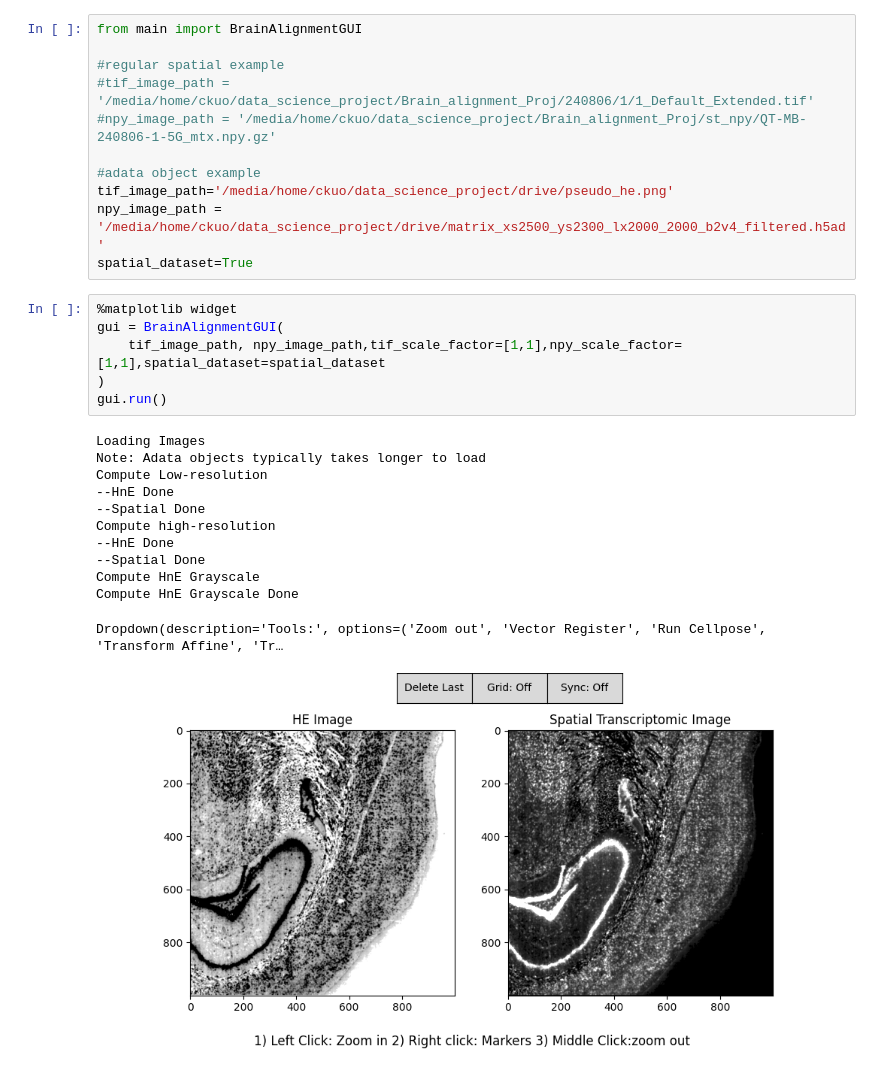
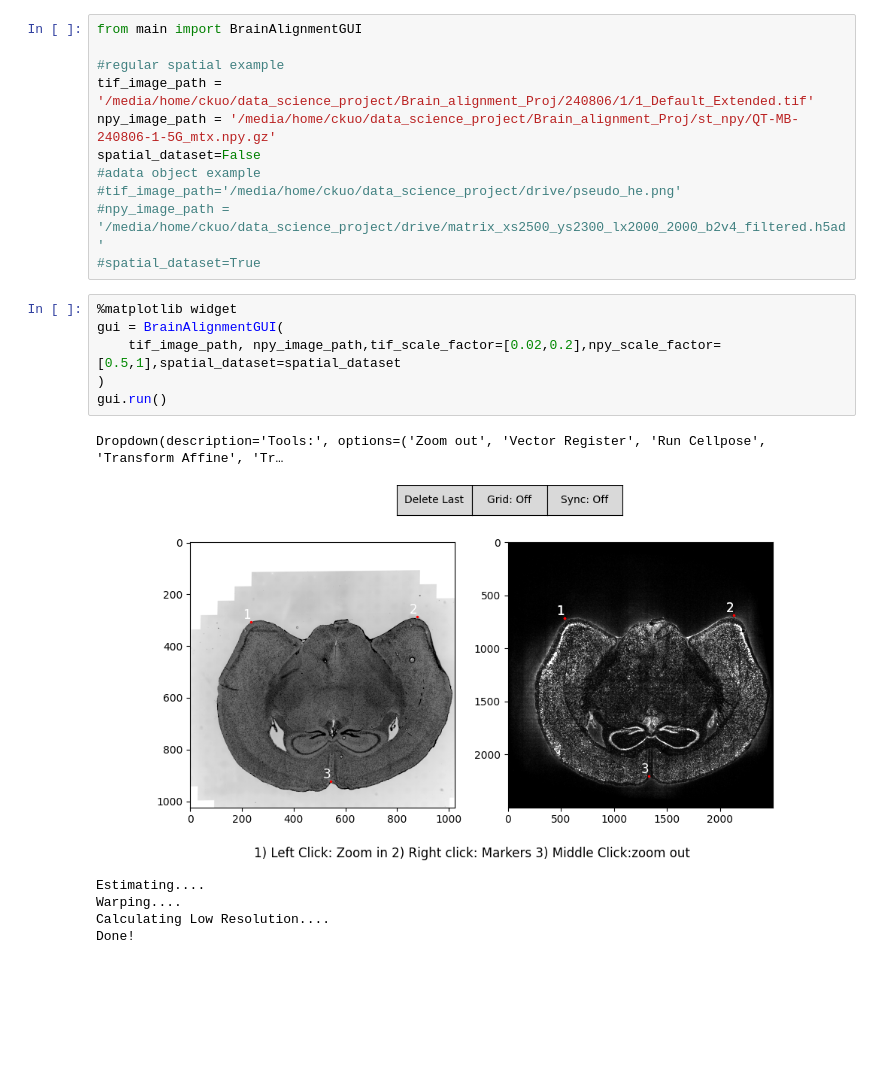
Before and after one commit to CHANYUKUO/Centrillion_Spatial, a Jupyter notebook: Alignment_9_28/Example_notebook.ipynb, the cells around one changed output. Saved outputs shown, nothing was run; the diff lists cells and outputs as text; blank space fills up the shorter version.

```diff
--- a/Alignment_9_28/Example_notebook.ipynb
+++ b/Alignment_9_28/Example_notebook.ipynb
@@ -2,29 +2,23 @@
 from main import BrainAlignmentGUI
 
 #regular spatial example
-#tif_image_path = '/media/home/ckuo/data_science_project/Brain_alignment_Proj/240806/1/1_Default_Extended.tif'
-#npy_image_path = '/media/home/ckuo/data_science_project/Brain_alignment_Proj/st_npy/QT-MB-240806-1-5G_mtx.npy.gz'
-
+tif_image_path = '/media/home/ckuo/data_science_project/Brain_alignment_Proj/240806/1/1_Default_Extended.tif'
+npy_image_path = '/media/home/ckuo/data_science_project/Brain_alignment_Proj/st_npy/QT-MB-240806-1-5G_mtx.npy.gz'
+spatial_dataset=False
 #adata object example
-tif_image_path='/media/home/ckuo/data_science_project/drive/pseudo_he.png'
-npy_image_path = '/media/home/ckuo/data_science_project/drive/matrix_xs2500_ys2300_lx2000_2000_b2v4_filtered.h5ad'
-spatial_dataset=True
+#tif_image_path='/media/home/ckuo/data_science_project/drive/pseudo_he.png'
+#npy_image_path = '/media/home/ckuo/data_science_project/drive/matrix_xs2500_ys2300_lx2000_2000_b2v4_filtered.h5ad'
+#spatial_dataset=True
 # %%
 %matplotlib widget
 gui = BrainAlignmentGUI(
-    tif_image_path, npy_image_path,tif_scale_factor=[1,1],npy_scale_factor=[1,1],spatial_dataset=spatial_dataset
+    tif_image_path, npy_image_path,tif_scale_factor=[0.02,0.2],npy_scale_factor=[0.5,1],spatial_dataset=spatial_dataset
 )
 gui.run()
 # %% [output]
-Loading Images
-Note: Adata objects typically takes longer to load
-Compute Low-resolution
---HnE Done
---Spatial Done
-Compute high-resolution
---HnE Done
---Spatial Done
-Compute HnE Grayscale
-Compute HnE Grayscale Done
+Dropdown(description='Tools:', options=('Zoom out', 'Vector Register', 'Run Cellpose', 'Transform Affine', 'Tr…
+[figure, new version]
-Dropdown(description='Tools:', options=('Zoom out', 'Vector Register', 'Run Cellpose', 'Transform Affine', 'Tr…
+Estimating....
+Warping....
+Calculating Low Resolution....
+Done!
-[figure, old version]
```
Also changed, not shown: 9 other files.
